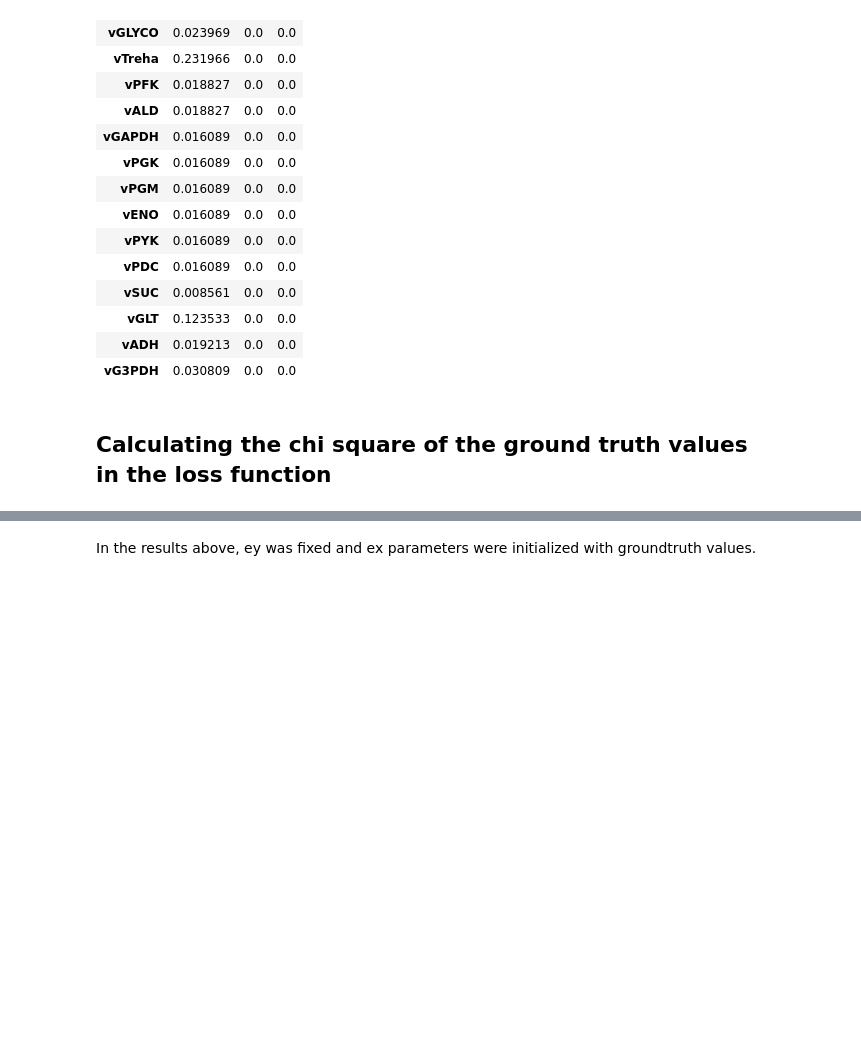
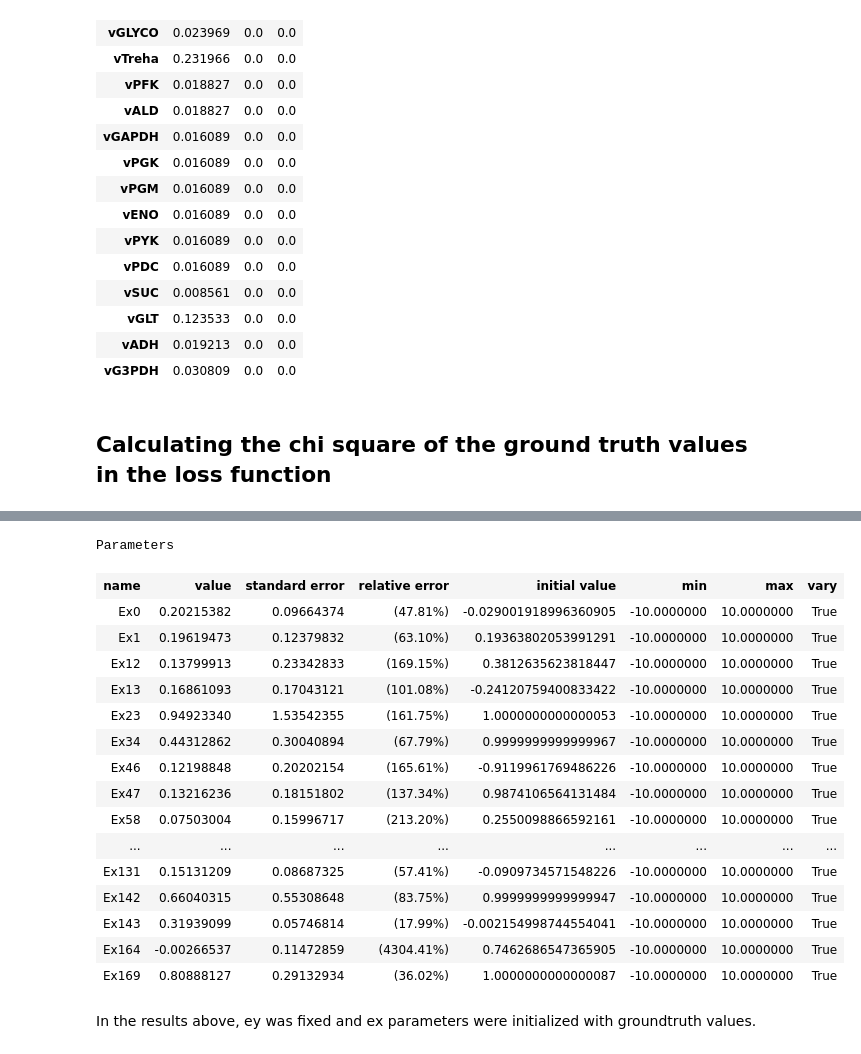
Before and after one commit to janisshin/classical-linlog, a Jupyter notebook: notebooks/test.ipynb, the cells around one changed output, grey strips where cells are left out. Saved outputs shown, nothing was run; the diff lists cells and outputs as text; code cells hidden in the pictures; blank space fills up the shorter version.

```diff
--- a/test.ipynb
+++ b/notebooks/test.ipynb
@@ -323,3 +380,23 @@ Text(0, 0.5, 'chisqr')
+# %%
+param_list[23]
+# %% [output]
+Parameters
+| name | value | standard error | relative error | initial value | min | max | vary |
+| Ex0 | 0.20215382 | 0.09664374 | (47.81%) | -0.029001918996360905 | -10.0000000 | 10.0000000 | True |
+| Ex1 | 0.19619473 | 0.12379832 | (63.10%) | 0.19363802053991291 | -10.0000000 | 10.0000000 | True |
+| Ex12 | 0.13799913 | 0.23342833 | (169.15%) | 0.3812635623818447 | -10.0000000 | 10.0000000 | True |
+| Ex13 | 0.16861093 | 0.17043121 | (101.08%) | -0.24120759400833422 | -10.0000000 | 10.0000000 | True |
+| Ex23 | 0.94923340 | 1.53542355 | (161.75%) | 1.0000000000000053 | -10.0000000 | 10.0000000 | True |
+| Ex34 | 0.44312862 | 0.30040894 | (67.79%) | 0.9999999999999967 | -10.0000000 | 10.0000000 | True |
+| Ex46 | 0.12198848 | 0.20202154 | (165.61%) | -0.9119961769486226 | -10.0000000 | 10.0000000 | True |
+| Ex47 | 0.13216236 | 0.18151802 | (137.34%) | 0.9874106564131484 | -10.0000000 | 10.0000000 | True |
+| Ex58 | 0.07503004 | 0.15996717 | (213.20%) | 0.2550098866592161 | -10.0000000 | 10.0000000 | True |
+| ... | ... | ... | ... | ... | ... | ... | ... |
+| Ex131 | 0.15131209 | 0.08687325 | (57.41%) | -0.0909734571548226 | -10.0000000 | 10.0000000 | True |
+| Ex142 | 0.66040315 | 0.55308648 | (83.75%) | 0.9999999999999947 | -10.0000000 | 10.0000000 | True |
+| Ex143 | 0.31939099 | 0.05746814 | (17.99%) | -0.002154998744554041 | -10.0000000 | 10.0000000 | True |
+| Ex164 | -0.00266537 | 0.11472859 | (4304.41%) | 0.7462686547365905 | -10.0000000 | 10.0000000 | True |
+| Ex169 | 0.80888127 | 0.29132934 | (36.02%) | 1.0000000000000087 | -10.0000000 | 10.0000000 | True |
 # %% [markdown]
 In the results above, ey was fixed and ex parameters were initialized with groundtruth values.
 # %%
```
Also changed, not shown: parts of 18 cells of this notebook, 4 other files.
